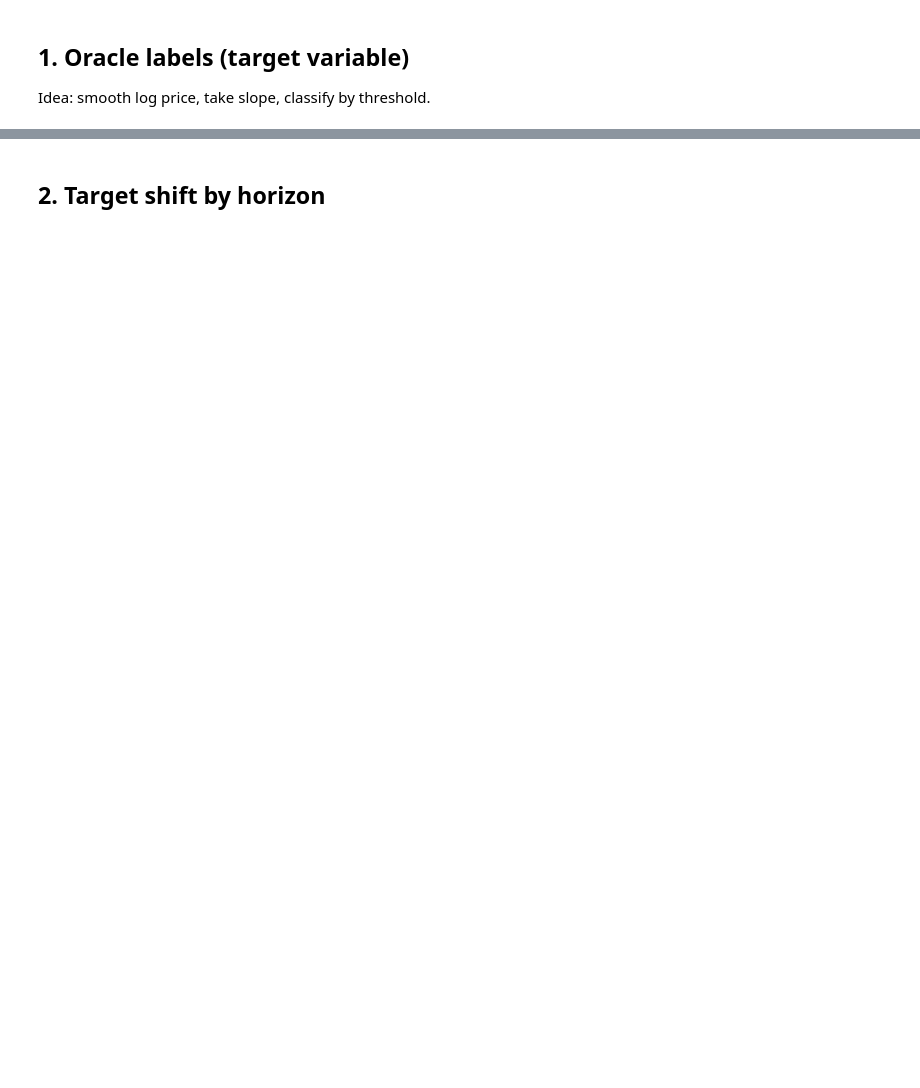
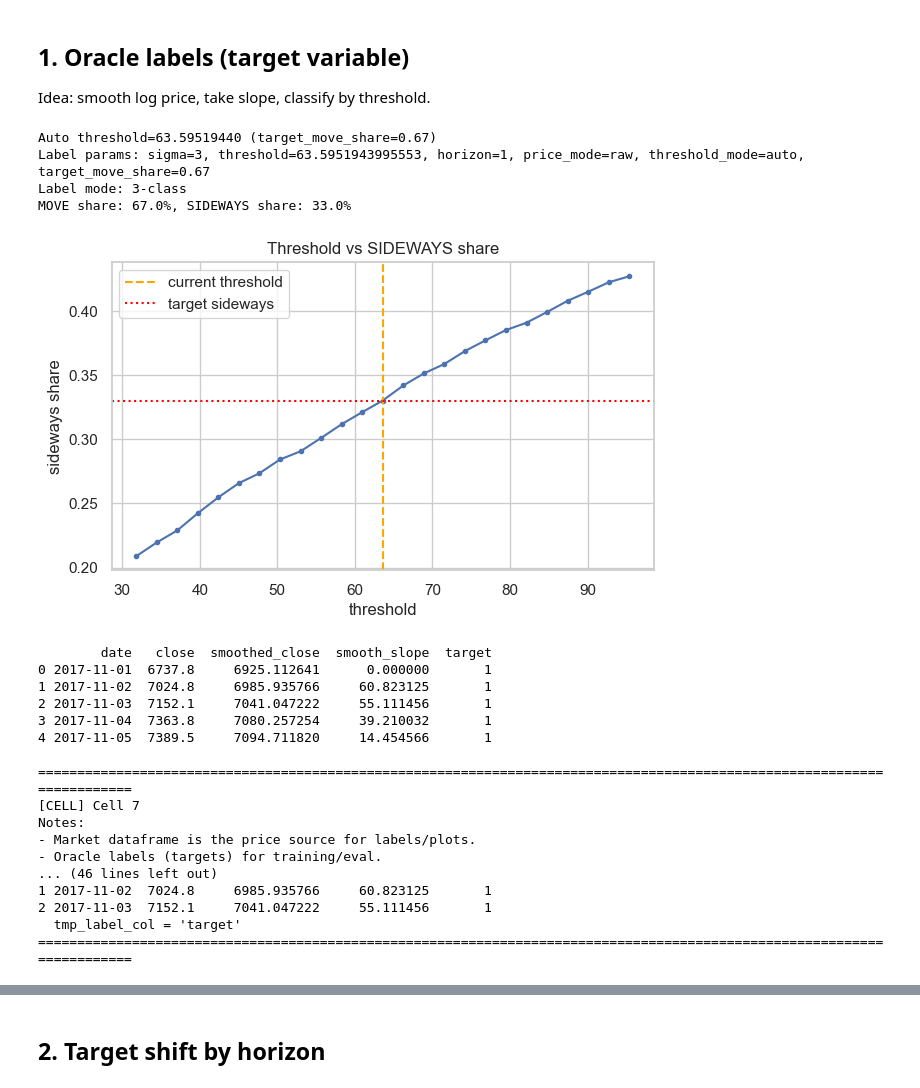
Before and after one commit to ramires666/astracle, a Jupyter notebook: notebooks/astro_xgboost_training.ipynb, the cells around one changed output, grey strips where cells are left out. Saved outputs shown, nothing was run; the diff lists cells and outputs as text; code cells hidden in the pictures; blank space fills up the shorter version.

```diff
--- a/notebooks/astro_xgboost_training.ipynb
+++ b/notebooks/astro_xgboost_training.ipynb
@@ -160,6 +394,7 @@ plt.show()
 
 Idea: smooth log price, take slope, classify by threshold.
 # %%
+
 from src.labeling.oracle import (
     create_oracle_labels,
     analyze_label_distribution,
@@ -248,31 +483,64 @@ if PLOT_THRESHOLD_SWEEP:
             threshold=float(t),
             price_col="close",
             price_mode=PRICE_MODE,
             binary_trend=BINARY_TREND,
             binary_fallback=BINARY_FALLBACK,
         )
         tmp_label_col = "target_3" if BINARY_TREND else "target"
         sideways_vals.append((tmp[tmp_label_col] == 1).mean())
 
     target_sideways = (
         float(SIDEWAYS_SHARE_TARGET)
         if SIDEWAYS_SHARE_TARGET is not None
         else 1.0 - float(TARGET_MOVE_SHARE)
     )
 
     plt.figure(figsize=(7, 4))
     plt.plot(thresholds, sideways_vals, marker=".")
     plt.axvline(THRESHOLD, color="orange", linestyle="--", label="current threshold")
     if target_sideways is not None:
         plt.axhline(target_sideways, color="red", linestyle=":", label="target sideways")
     plt.title("Threshold vs SIDEWAYS share")
     plt.xlabel("threshold")
     plt.ylabel("sideways share")
     plt.legend()
     plt.show()
 
 cols = ["date", "close", "smoothed_close", "smooth_slope", "target"]
 if BINARY_TREND:
     cols.append("target_3")
 print(df_labels[cols].head())
+
+
+
+
+trace_cell(
+    title='Cell 7',
+    used_vars=['BINARY_FALLBACK', 'BINARY_TREND', 'HORIZON', 'NB_THRESHOLD', 'NB_THRESHOLD_MODE', 'PLOT_THRESHOLD_SWEEP', 'PRICE_MODE', 'SIDEWAYS_SHARE_TARGET', 'SIGMA', 'SWEEP_FACTOR', 'SWEEP_STEPS', 'TARGET_MOVE_SHARE', 'THRESHOLD', 'THRESHOLD_MAX', 'THRESHOLD_MIN', 'THRESHOLD_MODE', 'cfg_labels', 'cols', 'create_oracle_labels', 'df_labels', 'df_market', 'estimate_threshold_for_move_balance', 'label_3_col', 'labels_cfg', 'move_share', 'np', 'plt', 'sideways_share', 'sideways_vals', 't', 'target_sideways', 'thr_max', 'thr_min', 'thresholds', 'tmp', 'tmp_label_col'],
+    notes=['Market dataframe is the price source for labels/plots.', 'Oracle labels (targets) for training/eval.'],
+    show_missing=False,
+)
+# %% [output]
+Auto threshold=63.59519440 (target_move_share=0.67)
+Label params: sigma=3, threshold=63.5951943995553, horizon=1, price_mode=raw, threshold_mode=auto, target_move_share=0.67
+Label mode: 3-class
+MOVE share: 67.0%, SIDEWAYS share: 33.0%
+[figure, added]
+        date   close  smoothed_close  smooth_slope  target
+0 2017-11-01  6737.8     6925.112641      0.000000       1
+1 2017-11-02  7024.8     6985.935766     60.823125       1
+2 2017-11-03  7152.1     7041.047222     55.111456       1
+3 2017-11-04  7363.8     7080.257254     39.210032       1
+4 2017-11-05  7389.5     7094.711820     14.454566       1
+
+========================================================================================================================
+[CELL] Cell 7
+Notes:
+- Market dataframe is the price source for labels/plots.
+- Oracle labels (targets) for training/eval.
+... (46 lines left out)
+1 2017-11-02  7024.8     6985.935766     60.823125       1
+2 2017-11-03  7152.1     7041.047222     55.111456       1
+  tmp_label_col = 'target'
+========================================================================================================================
 # %%
```
Also changed, not shown: parts of 21 cells of this notebook, 51 other files.
